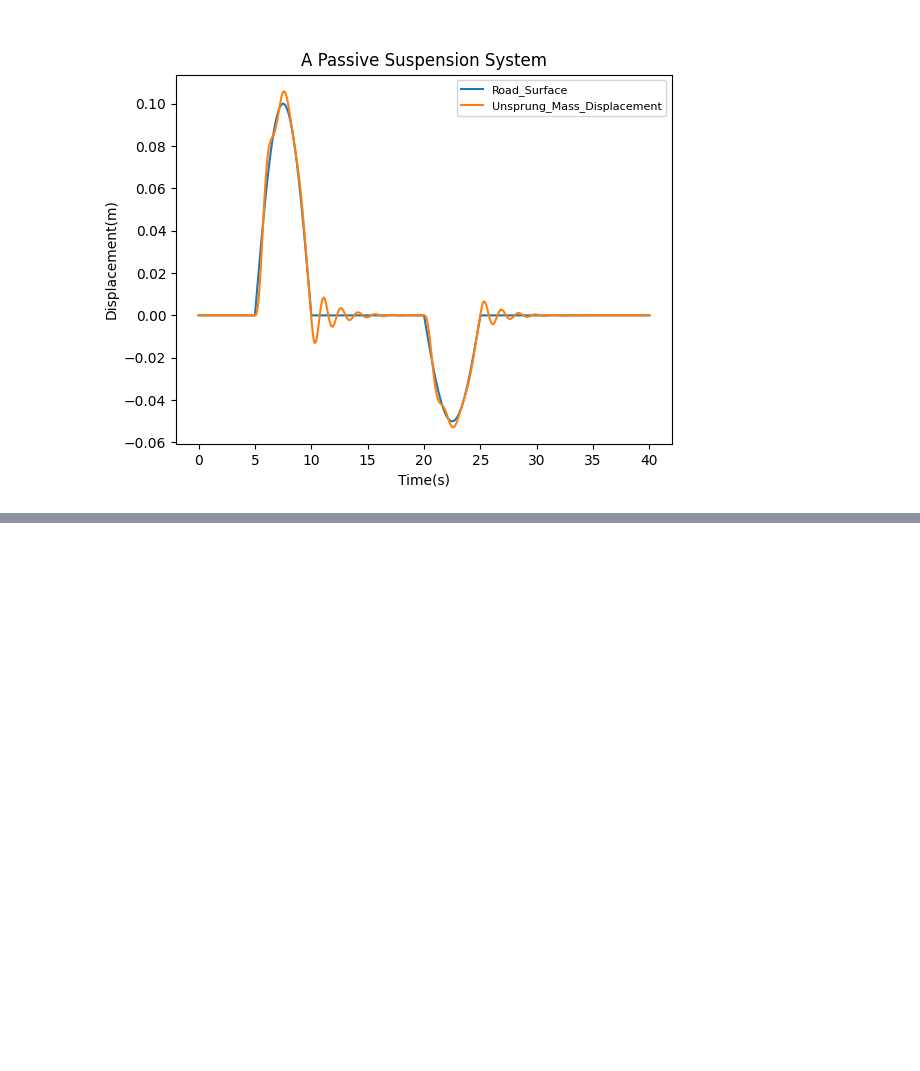
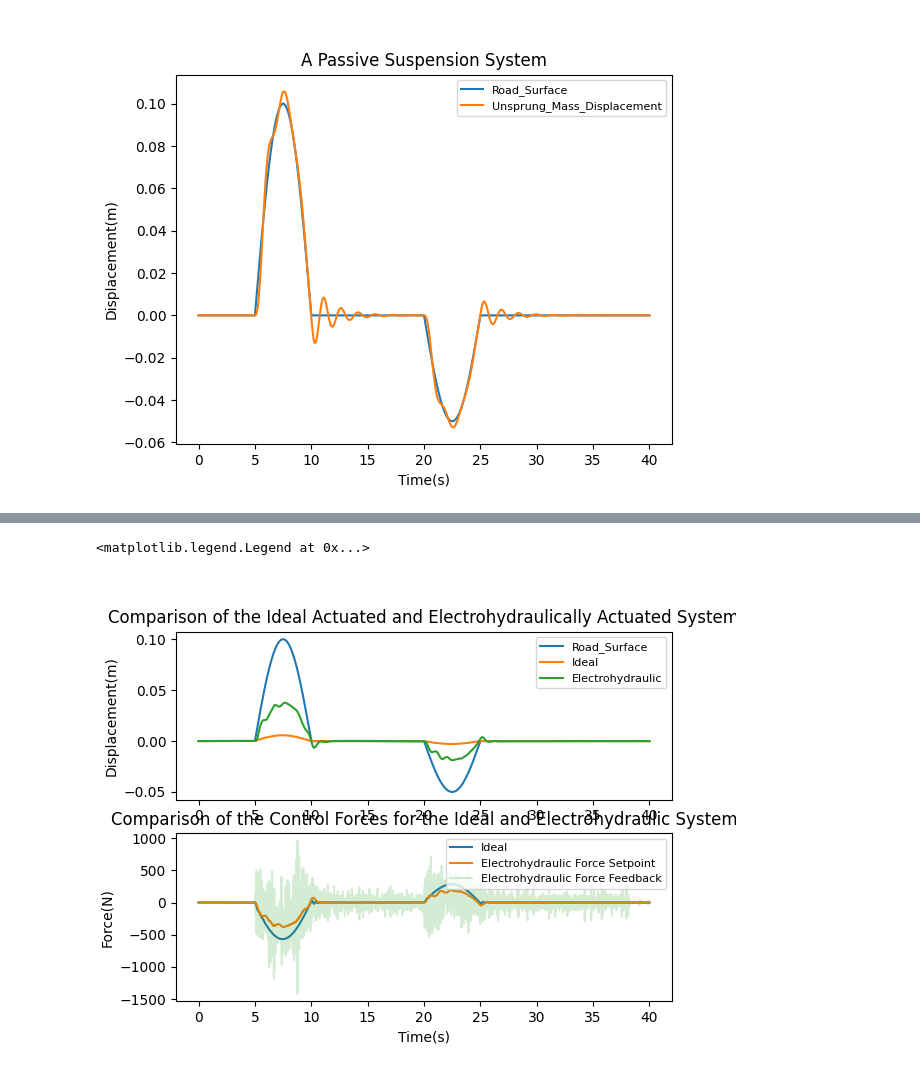
Before and after one commit to BoboyeOkeya/Vehicle-Suspension-System-, a Jupyter notebook: Simulation_Notebook_1.ipynb, the cells around one changed output, grey strips where cells are left out. Drawn from its saved outputs; the diff is of its cells as text; code cells hidden in the pictures; blank space fills up the shorter version.

```diff
--- a/Simulation_Notebook_1.ipynb
+++ b/Simulation_Notebook_1.ipynb
@@ -208,0 +258,21 @@ plt.show()
+# %%
+# Create a figure with three subplots
+fig, axs = plt.subplots(2, 1)
+axs[0].plot(data_hyd['Zr_Road_Input.out_0'])
+axs[0].plot(data_act['integrator_Zs.out_0'])
+axs[0].plot(data_hyd['integrator_Zs.out_0'])
+axs[0].set_title("Comparison of the Ideal Actuated and Electrohydraulically Actuated System")
+axs[0].set_ylabel('Displacement(m)')
+axs[0].legend(['Road_Surface','Ideal', 'Electrohydraulic'],loc = 'upper right',fontsize=8)
+
+
+axs[1].plot(data_act['Control_Force.out_0'])
+axs[1].plot(data_hyd['PID_Controller.Force_Limit.out_0'])
+axs[1].plot(data_hyd['Actuator.Force_Output.out_0'], alpha = 0.2)
+axs[1].set_title("Comparison of the Control Forces for the Ideal and Electrohydraulic System")
+axs[1].set_ylabel('Force(N)')
+axs[1].set_xlabel('Time(s)')
+axs[1].legend(['Ideal','Electrohydraulic Force Setpoint', 'Electrohydraulic Force Feedback'],loc = 'upper right',fontsize=8)
+# %% [output]
+<matplotlib.legend.Legend at 0x...>
+[figure, added]
```
Also changed, not shown: parts of 6 cells of this notebook, 4 other files.
